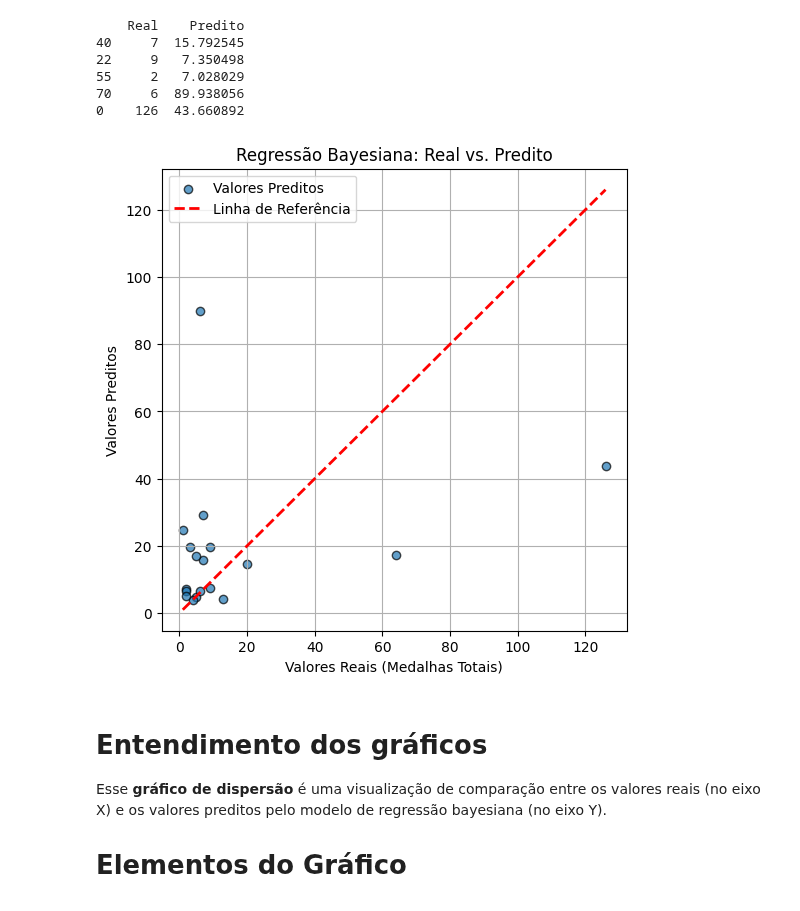
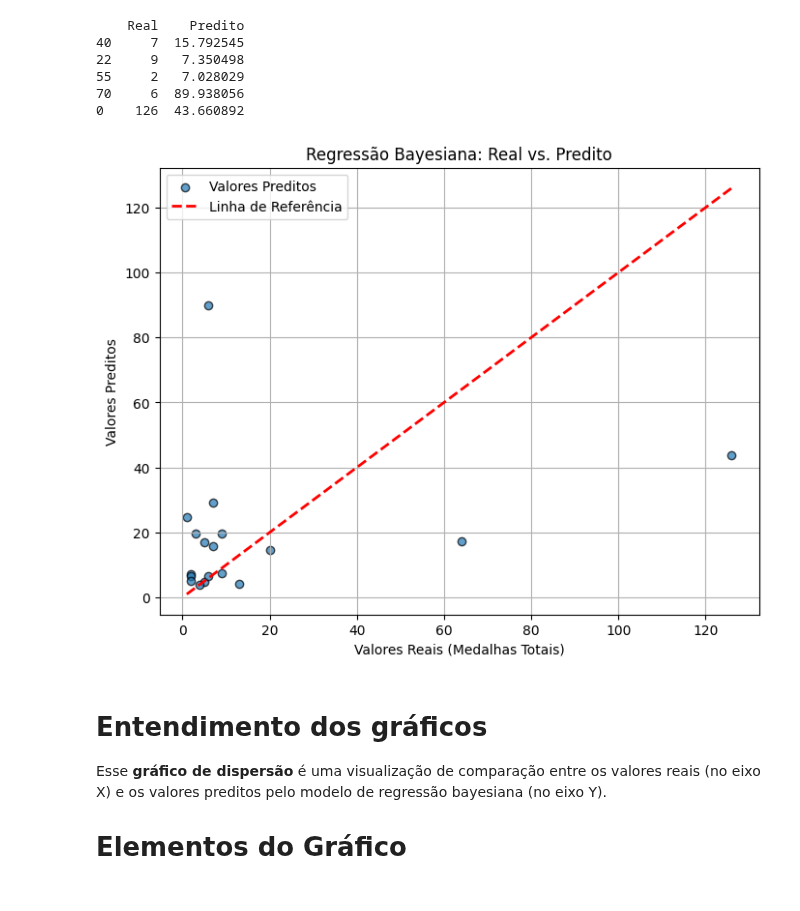
Before and after one commit to Bmartins25/Mineracao_de_dados_and_LLM_UFMG, a Jupyter notebook: TP4_fase_1_2_3_Regressao_de_dados.ipynb, the cells around one changed output. Drawn from its saved outputs; the diff is of its cells as text; code cells hidden in the pictures.

```diff
--- a/TP4_fase_1_2_3_Regressao_de_dados.ipynb
+++ b/TP4_fase_1_2_3_Regressao_de_dados.ipynb
@@ -354,33 +361,33 @@ print(results.head())
 0    126  43.660892
 # %%
 # Gráfico de dispersão: Real vs. Predito
-plt.figure(figsize=(6, 6))
+plt.figure(figsize=(8, 6))
 
 # Scatter plot com rótulo
 plt.scatter(y_test, y_pred, alpha=0.7, edgecolors='k', label="Valores Preditos")
 
 # Linha de referência com rótulo
 plt.plot(
     [y_test.min(), y_test.max()],
     [y_test.min(), y_test.max()],
     'r--',
     linewidth=2,
     label="Linha de Referência"
 )
 
 # Adiciona a legenda
 plt.legend()
 
 # Configurações do gráfico
 plt.xlabel("Valores Reais (Medalhas Totais)")
 plt.ylabel("Valores Preditos")
 plt.title("Regressão Bayesiana: Real vs. Predito")
 plt.grid(True)
 
 # Exibe o gráfico
 plt.show()
 # %% [output]
-[figure, old version]
+[figure, new version]
 # %% [markdown]
 # **Entendimento dos gráficos**
 Esse **gráfico de dispersão** é uma visualização de comparação entre os valores reais (no eixo X) e os valores preditos pelo modelo de regressão bayesiana (no eixo Y).
```
Also changed, not shown: parts of 13 cells of this notebook.
